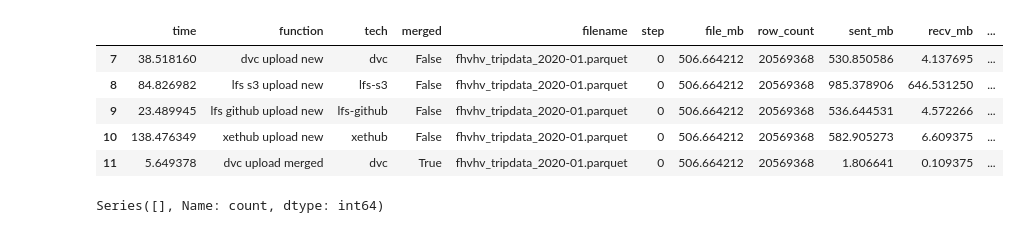
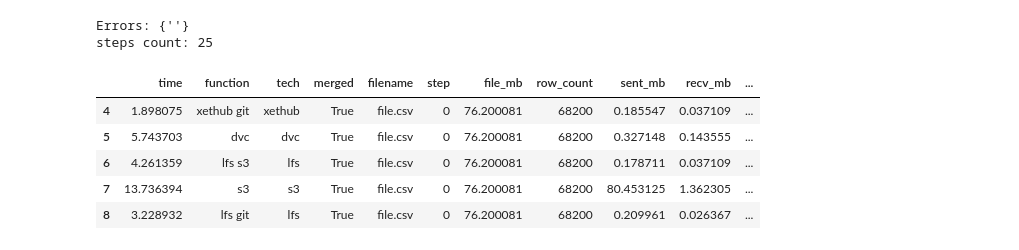
Before and after one commit to xdssio/versioning-article, a Jupyter notebook: notebooks/Analysis.ipynb, the cells around one changed output. Saved outputs shown, nothing was run; the diff lists cells and outputs as text; code cells hidden in the pictures.

```diff
--- a/notebooks/Analysis.ipynb
+++ b/notebooks/Analysis.ipynb
@@ -1,19 +1,20 @@
 # %%
 import plotly.graph_objects as go
 import pandas as pd
 
 df = pd.read_csv('../output/results.csv', engine='pyarrow')
 df = df[df['tech'] != 'm1'] # This is merging files on the laptop
 df['function'] = df['function'].str.replace('_',' ')
+df['function'] = df['function'].str.replace(' merged upload','')
+print(f"Errors: {set(df['error'].fillna('').values)}")
+print(f"steps count: {df['step'].max()+1}")
 df.head()
 # %% [output]
+Errors: {''}
+steps count: 25
 |  | time | function | tech | merged | filename | step | file_mb | row_count | sent_mb | recv_mb | ... |
-| 7 | 38.518160 | dvc upload new | dvc | False | fhvhv_tripdata_2020-01.parquet | 0 | 506.664212 | 20569368 | 530.850586 | 4.137695 | ... |
-| 8 | 84.826982 | lfs s3 upload new | lfs-s3 | False | fhvhv_tripdata_2020-01.parquet | 0 | 506.664212 | 20569368 | 985.378906 | 646.531250 | ... |
-| 9 | 23.489945 | lfs github upload new | lfs-github | False | fhvhv_tripdata_2020-01.parquet | 0 | 506.664212 | 20569368 | 536.644531 | 4.572266 | ... |
-| 10 | 138.476349 | xethub upload new | xethub | False | fhvhv_tripdata_2020-01.parquet | 0 | 506.664212 | 20569368 | 582.905273 | 6.609375 | ... |
-| 11 | 5.649378 | dvc upload merged | dvc | True | fhvhv_tripdata_2020-01.parquet | 0 | 506.664212 | 20569368 | 1.806641 | 0.109375 | ... |
+| 4 | 1.898075 | xethub git | xethub | True | file.csv | 0 | 76.200081 | 68200 | 0.185547 | 0.037109 | ... |
+| 5 | 5.743703 | dvc | dvc | True | file.csv | 0 | 76.200081 | 68200 | 0.327148 | 0.143555 | ... |
+| 6 | 4.261359 | lfs s3 | lfs | True | file.csv | 0 | 76.200081 | 68200 | 0.178711 | 0.037109 | ... |
+| 7 | 13.736394 | s3 | s3 | True | file.csv | 0 | 76.200081 | 68200 | 80.453125 | 1.362305 | ... |
+| 8 | 3.228932 | lfs git | lfs | True | file.csv | 0 | 76.200081 | 68200 | 0.209961 | 0.026367 | ... |
-# %%
-df['error'].value_counts()
-# %% [output]
-Series([], Name: count, dtype: int64)
```
Also changed, not shown: parts of 11 cells of this notebook, 3 other files.
